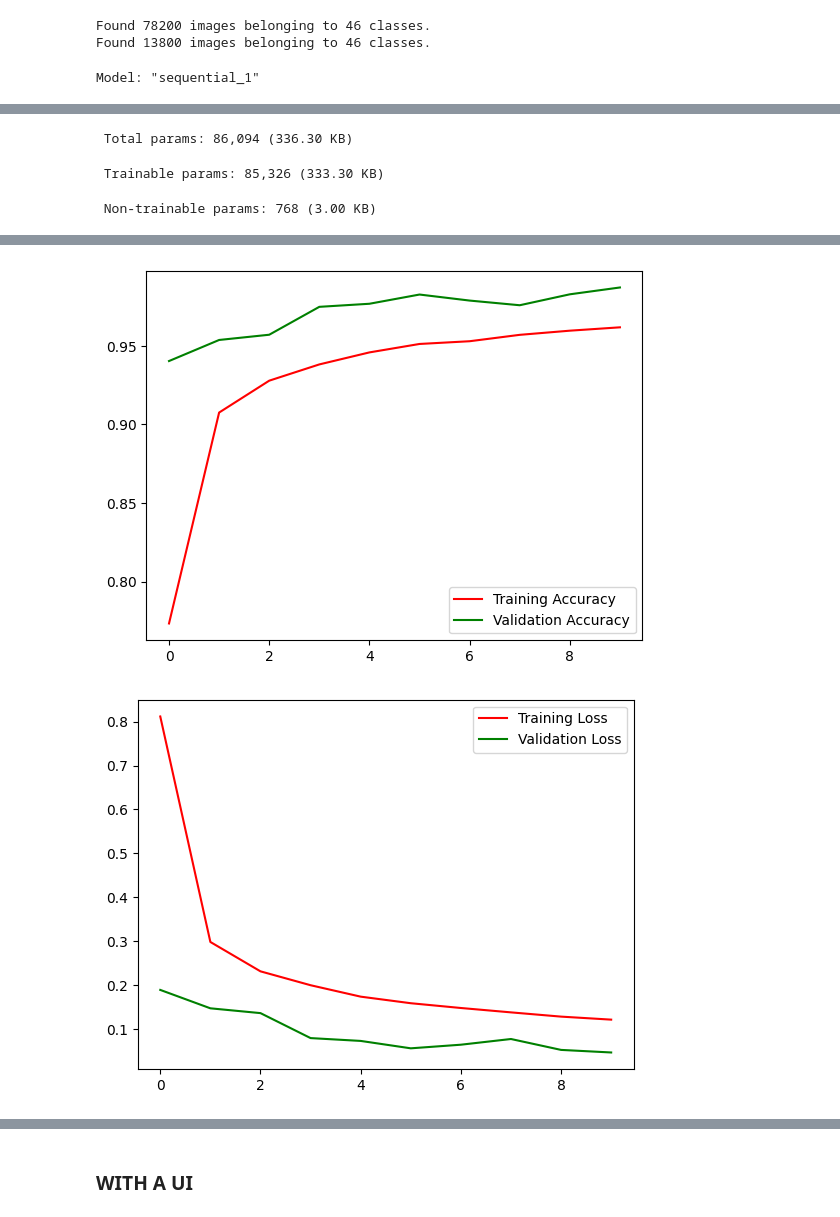
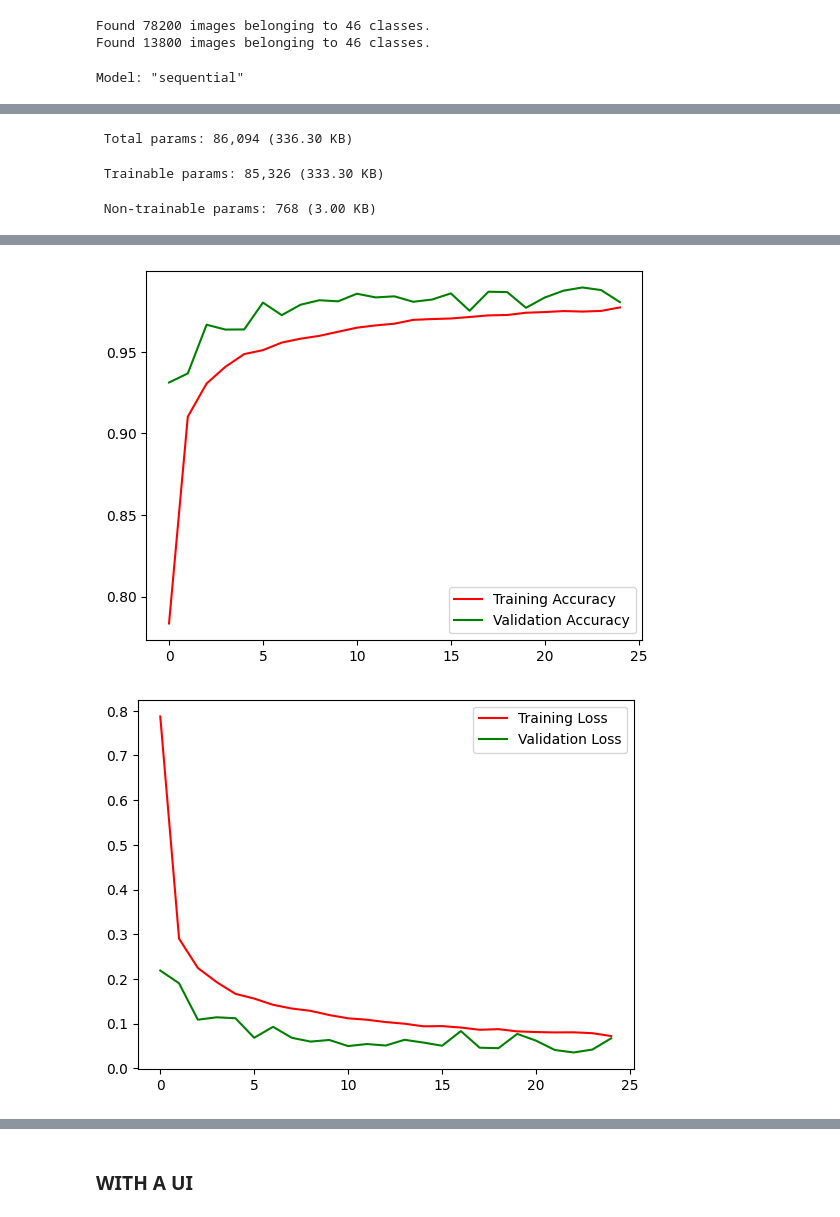
Before and after one commit to SHIV-360/HINDI_CHARACTER_RECOGNITION, a Jupyter notebook: main.ipynb, the cells around one changed output, grey strips where cells are left out. Drawn from its saved outputs; the diff is of its cells as text; code cells hidden in the pictures.

Commit message:
inc epochs count for better accuracy

```diff
--- a/main.ipynb
+++ b/main.ipynb
@@ -78,7 +78,7 @@ print(model.summary())
 # Fit the model
 res = model.fit(
     trainGenerator,
-    epochs=10,
+    epochs=31,
     steps_per_epoch=2444,
     validation_data=validation_generator,
     validation_steps=432
@@ -108,7 +108,7 @@ model.save("HindiModel2.h5")
 # %% [output]
 Found 78200 images belonging to 46 classes.
 Found 13800 images belonging to 46 classes.
-Model: "sequential_1"
+Model: "sequential"
 ┏━━━━━━━━━━━━━━━━━━━━━━━━━━━━━━━━━┳━━━━━━━━━━━━━━━━━━━━━━━━┳━━━━━━━━━━━━━━━┓
 ┃ Layer (type)                    ┃ Output Shape           ┃       Param # ┃
 ┡━━━━━━━━━━━━━━━━━━━━━━━━━━━━━━━━━╇━━━━━━━━━━━━━━━━━━━━━━━━╇━━━━━━━━━━━━━━━┩
@@ -149,2 +152,2 @@ Epoch 10/10
-[figure, old version]
+[figure, new version]
-[figure, old version]
+[figure, new version]
```
Also changed, not shown: parts of 2 cells of this notebook.
